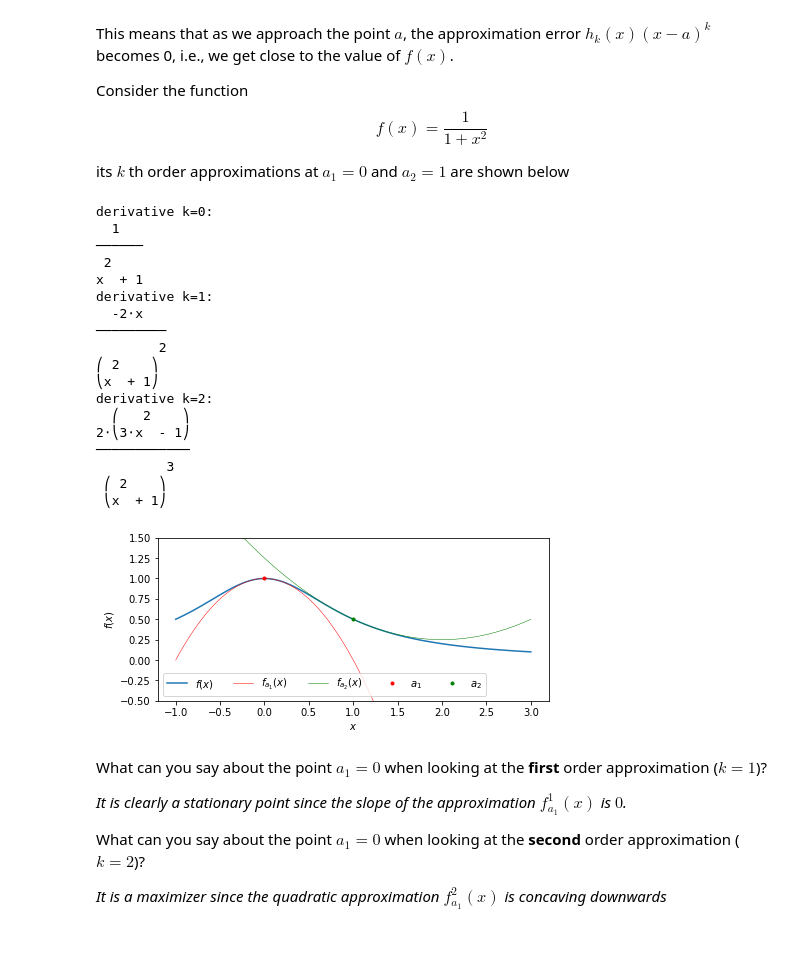
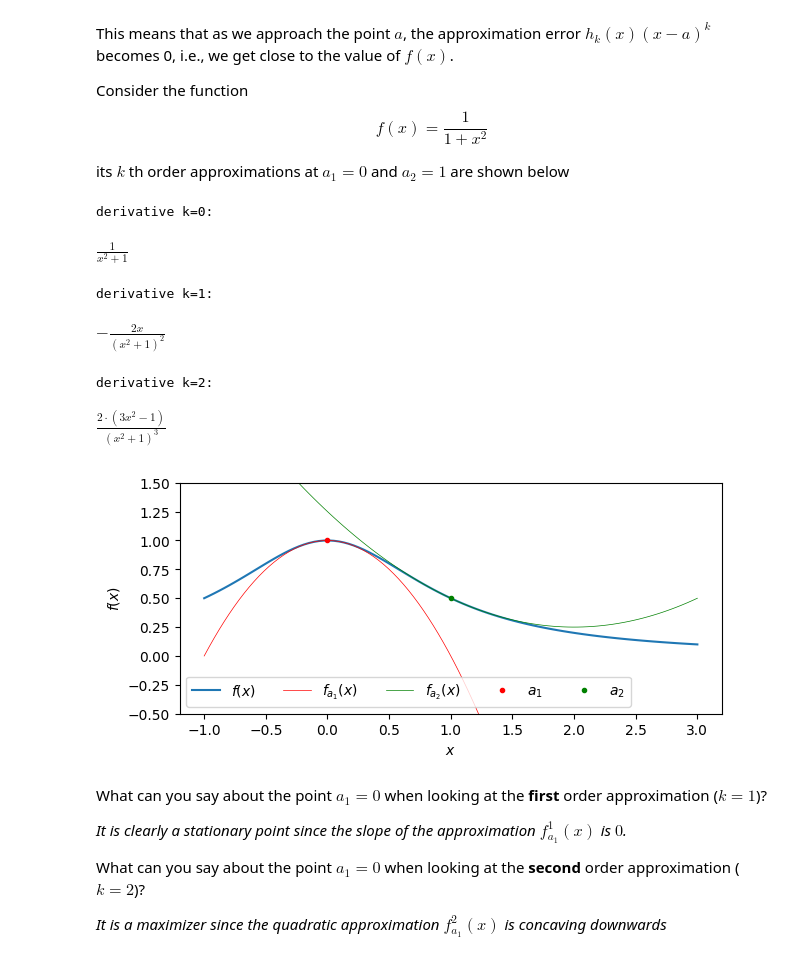
Before and after one commit to khbalhandawi/MECH559_notebooks, a Jupyter notebook: 4_unconstrained/taylor.ipynb, the cells around one changed output. Cells and saved outputs as stored; diff of their text form; code cells hidden in the pictures.

```diff
--- a/4_unconstrained/taylor.ipynb
+++ b/4_unconstrained/taylor.ipynb
@@ -32,52 +32,40 @@ f_plot = lambdify(x, f, modules=['numpy'])
 
 # parameters
 k = 2
 a1 = 0
 a2 = 1
 
 # function approximation
 fa_1 = 0; fa_2 = 0
 for i in range(k+1):
     fk = sym.diff(f, x, i)
     print('derivative k=%i:'%i)
-    pprint(sym.simplify(fk))
+    display(sym.simplify(fk))
     fk_plot = lambdify(x, fk, modules=['numpy'])
     fa_1 += (fk_plot(a1)/math.factorial(i)) * ((x_plot - a1) ** i)
     fa_2 += (fk_plot(a2)/math.factorial(i)) * ((x_plot - a2) ** i)
 
 # plotting
 fig, ax = plt.subplots(figsize=(7, 3))
 ax.plot(x_plot, f_plot(x_plot),label='$f(x)$')
 ax.plot(x_plot,fa_1,'-r',linewidth=0.5,label='$f_{a_1}(x)$')
 ax.plot(x_plot,fa_2,'-g',linewidth=0.5,label='$f_{a_2}(x)$')
 ax.plot(a1,f_plot(a1),'.r',label='$a_1$')
 ax.plot(a2,f_plot(a2),'.g',label='$a_2$')
 ax.set_xlabel('$x$')
 ax.set_ylabel('$f(x)$')
 ax.set_ylim((-0.5,1.5))
 # ax.set_title('taylor series approximation of $f(x)=\dfrac{1}{1+x^2}$')
 ax.legend(ncol=5,loc='lower left');
 fig.savefig('k%i_approximation.pdf' %(k),format='pdf', dpi=200, bbox_inches='tight')
 # %% [output]
 derivative k=0:
-  1
-──────
- 2
-x  + 1
-derivative k=1:
-  -2⋅x
-─────────
-        2
-⎛ 2    ⎞
-⎝x  + 1⎠
-derivative k=2:
-  ⎛   2    ⎞
-2⋅⎝3⋅x  - 1⎠
-────────────
-         3
- ⎛ 2    ⎞
- ⎝x  + 1⎠
+$\displaystyle \frac{1}{x^{2} + 1}$
+derivative k=1:
+$\displaystyle - \frac{2 x}{\left(x^{2} + 1\right)^{2}}$
+derivative k=2:
+$\displaystyle \frac{2 \cdot \left(3 x^{2} - 1\right)}{\left(x^{2} + 1\right)^{3}}$
-[figure, old version]
+[figure, new version]
 # %% [markdown]
 What can you say about the point $a_1=0$ when looking at the **first** order approximation ($k=1$)?
 
```
Also changed, not shown: 1 other file.
